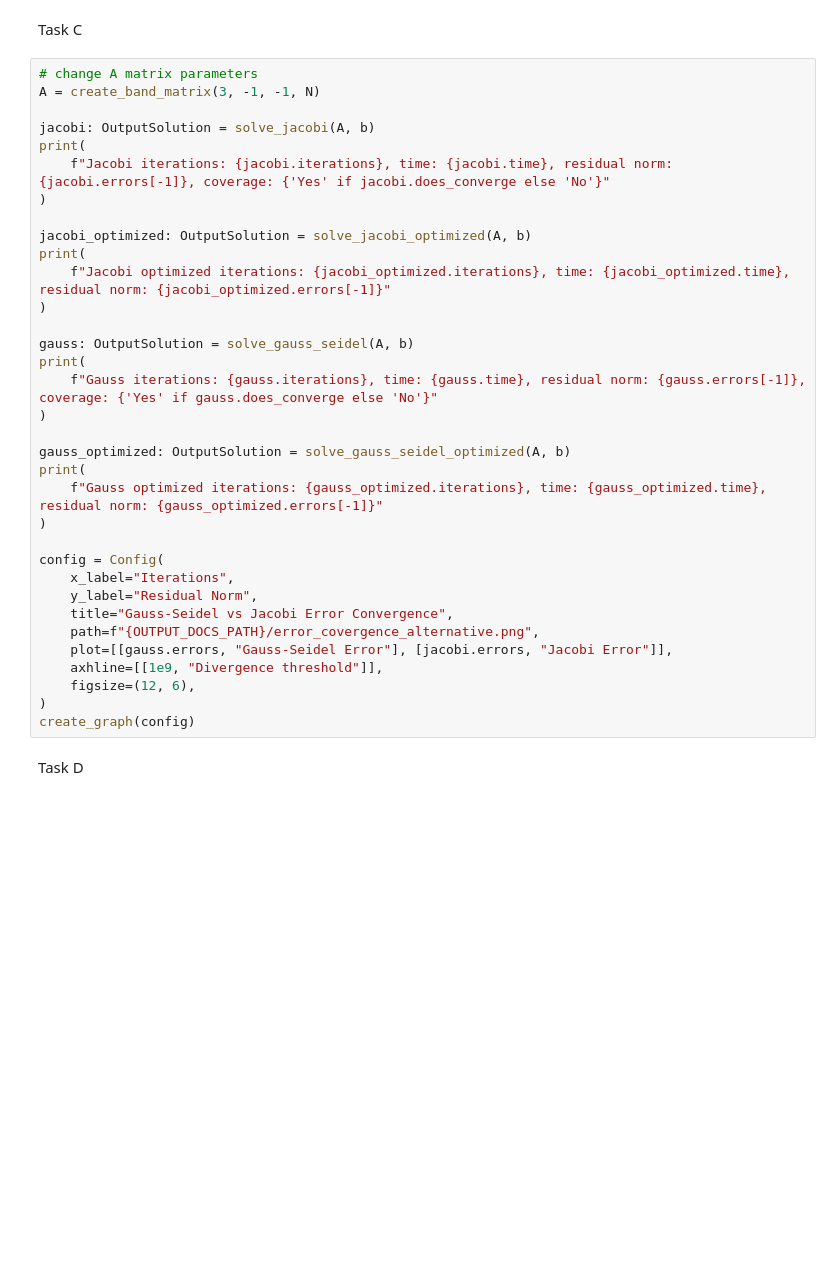
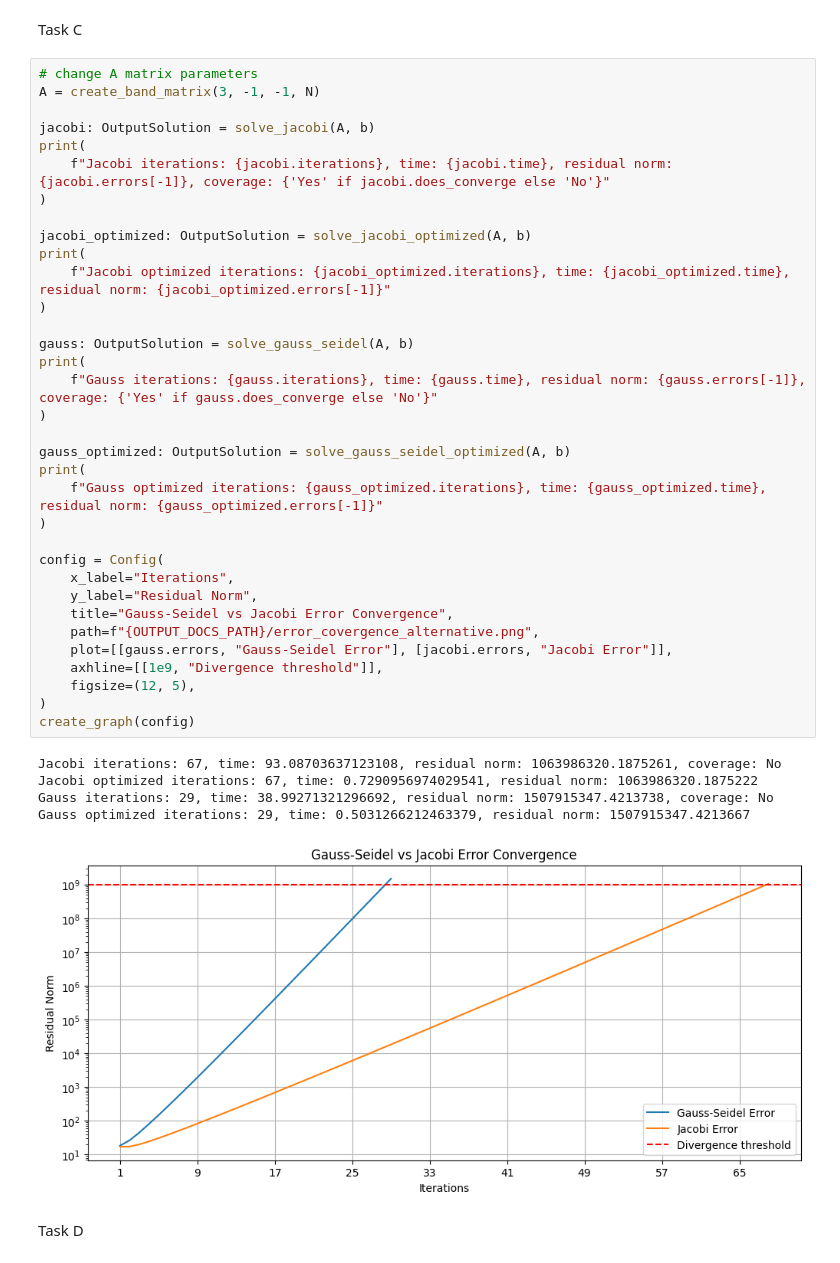
Before and after one commit to JakubBot/linear_equations, a Jupyter notebook: src/main.ipynb, the cells around one changed output. Drawn from its saved outputs; the diff is of its cells as text; blank space fills up the shorter version.

Commit message:
fix - add 1 to all iterations graphs with iteration x axis

```diff
--- a/src/main.ipynb
+++ b/src/main.ipynb
@@ -103,34 +112,40 @@ A = create_band_matrix(3, -1, -1, N)
 
 jacobi: OutputSolution = solve_jacobi(A, b)
 print(
     f"Jacobi iterations: {jacobi.iterations}, time: {jacobi.time}, residual norm: {jacobi.errors[-1]}, coverage: {'Yes' if jacobi.does_converge else 'No'}"
 )
 
 jacobi_optimized: OutputSolution = solve_jacobi_optimized(A, b)
 print(
     f"Jacobi optimized iterations: {jacobi_optimized.iterations}, time: {jacobi_optimized.time}, residual norm: {jacobi_optimized.errors[-1]}"
 )
 
 gauss: OutputSolution = solve_gauss_seidel(A, b)
 print(
     f"Gauss iterations: {gauss.iterations}, time: {gauss.time}, residual norm: {gauss.errors[-1]}, coverage: {'Yes' if gauss.does_converge else 'No'}"
 )
 
 gauss_optimized: OutputSolution = solve_gauss_seidel_optimized(A, b)
 print(
     f"Gauss optimized iterations: {gauss_optimized.iterations}, time: {gauss_optimized.time}, residual norm: {gauss_optimized.errors[-1]}"
 )
 
 config = Config(
     x_label="Iterations",
     y_label="Residual Norm",
     title="Gauss-Seidel vs Jacobi Error Convergence",
     path=f"{OUTPUT_DOCS_PATH}/error_covergence_alternative.png",
     plot=[[gauss.errors, "Gauss-Seidel Error"], [jacobi.errors, "Jacobi Error"]],
     axhline=[[1e9, "Divergence threshold"]],
-    figsize=(12, 6),
+    figsize=(12, 5),
 )
 create_graph(config)
+# %% [output]
+Jacobi iterations: 67, time: 93.08703637123108, residual norm: 1063986320.1875261, coverage: No
+Jacobi optimized iterations: 67, time: 0.7290956974029541, residual norm: 1063986320.1875222
+Gauss iterations: 29, time: 38.99271321296692, residual norm: 1507915347.4213738, coverage: No
+Gauss optimized iterations: 29, time: 0.5031266212463379, residual norm: 1507915347.4213667
+[figure, added]
 # %% [markdown]
 Task D
 # %%
```
Also changed, not shown: parts of 3 cells of this notebook, 5 other files.
